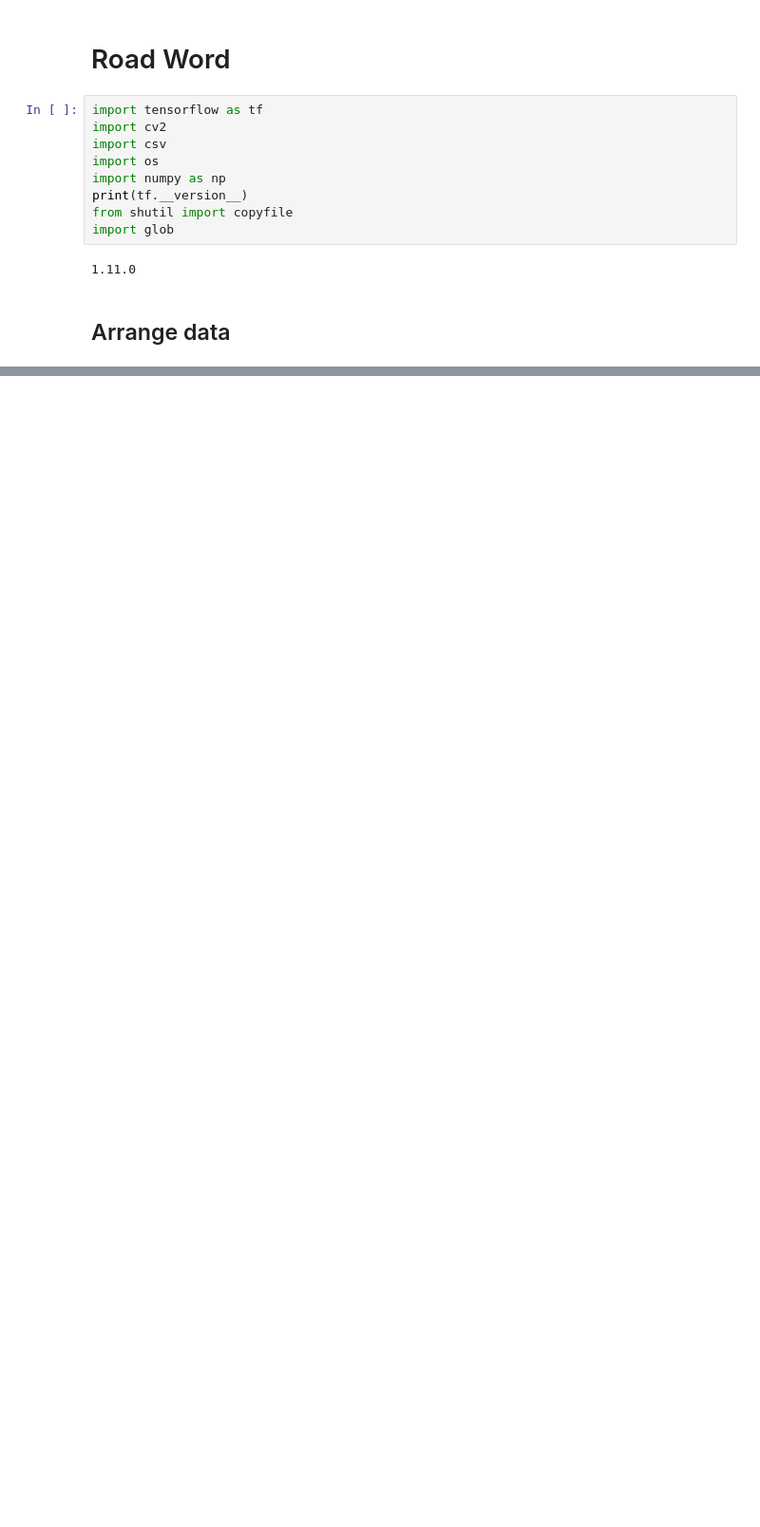
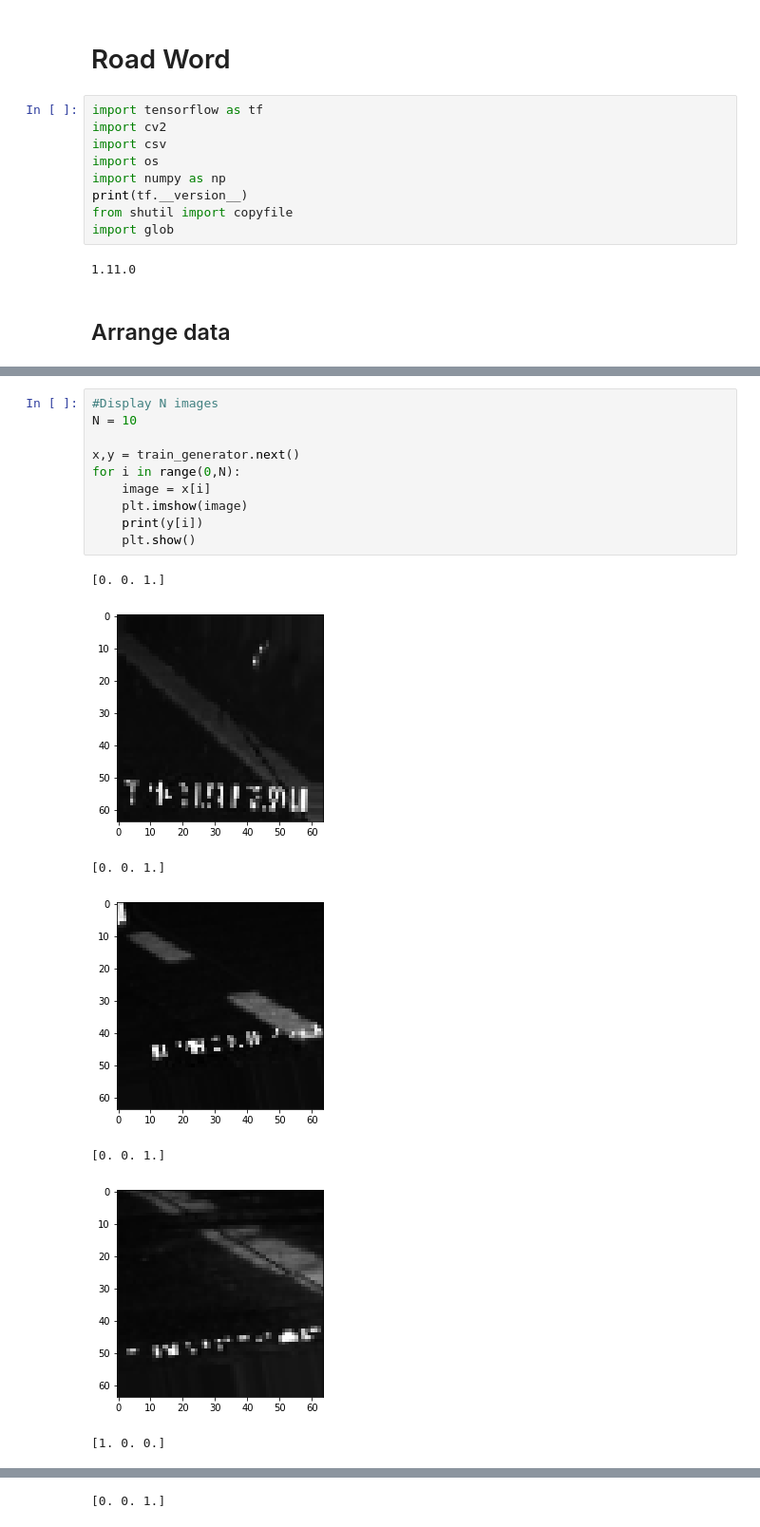
Before and after one commit to eoinoconn/atrovate, a Jupyter notebook: Atrovate.ipynb, the cells around one changed output, grey strips where cells are left out. Shown at 95% size. Drawn from its saved outputs; the diff is of its cells as text; blank space fills up the shorter version.

```diff
--- a/Atrovate.ipynb
+++ b/Atrovate.ipynb
@@ -227,0 +154,18 @@ Epoch 2/10
+# %%
+#Display N images
+N = 10
+
+x,y = train_generator.next()
+for i in range(0,N):
+    image = x[i]
+    plt.imshow(image)
+    print(y[i])
+    plt.show()
+# %% [output]
+[0. 0. 1.]
+[figure, added]
+[0. 0. 1.]
+[figure, added]
+[0. 0. 1.]
+[figure, added]
+[1. 0. 0.]
@@ -227,0 +173 @@ Epoch 2/10
+[0. 0. 1.]
```
Also changed, not shown: parts of 6 cells of this notebook.
